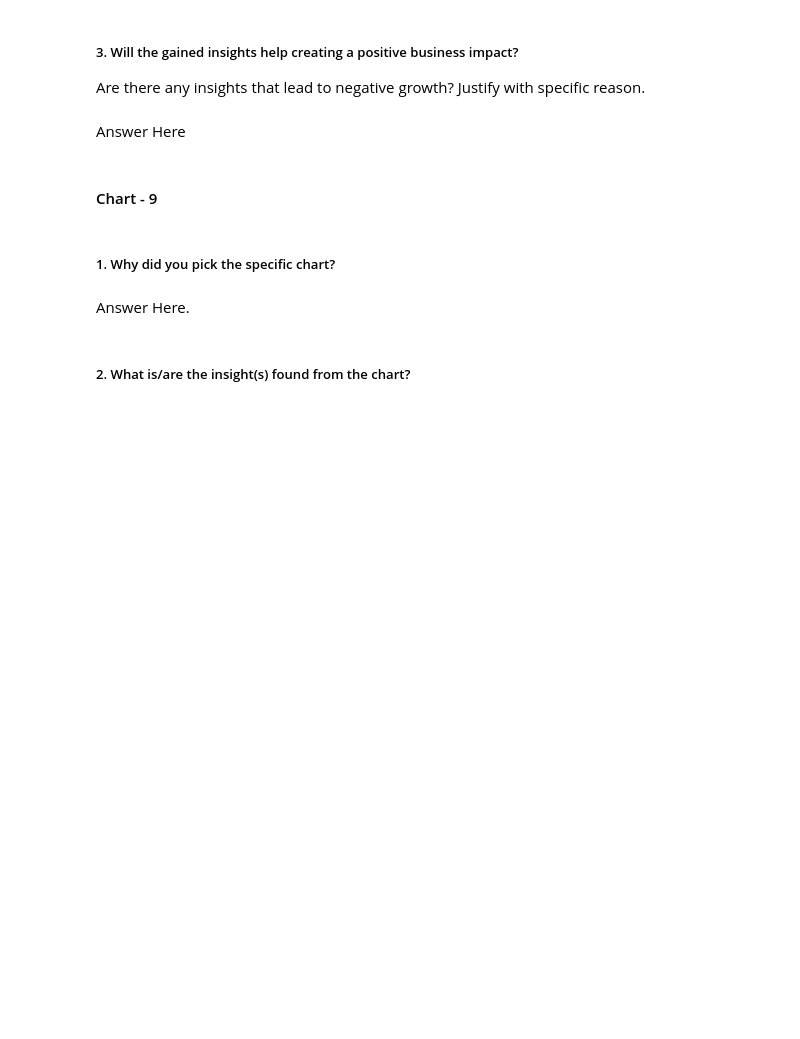
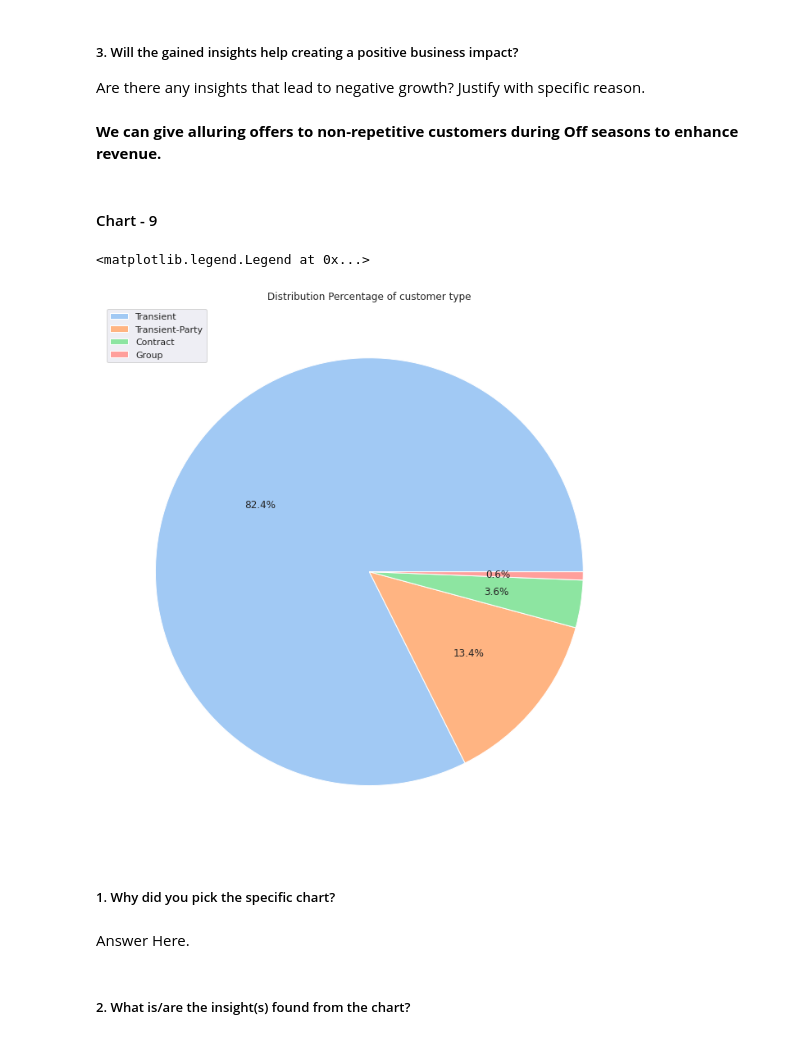
Before and after one commit to Ganeshbhavale/EDA-Hotel-Booking-Analysis., a Jupyter notebook: Ganesh_EDA_Hotel_Booking_Project_.ipynb, the cells around one changed output. Saved outputs shown, nothing was run; the diff lists cells and outputs as text; code cells hidden in the pictures; blank space fills up the shorter version.

```diff
--- a/Ganesh_EDA_Hotel_Booking_Project_.ipynb
+++ b/Ganesh_EDA_Hotel_Booking_Project_.ipynb
@@ -877,7 +892,7 @@ Answer Here
 # %% [markdown]
 ##### 3. Will the gained insights help creating a positive business impact?
 Are there any insights that lead to negative growth? Justify with specific reason.
-# %% [markdown]
-Answer Here
+# %% [markdown]
+**We can give alluring offers to non-repetitive customers during Off seasons to enhance revenue.**
 # %% [markdown]
 #### Chart - 9
@@ -886,3 +899,14 @@ Answer Here
+# %%
+# Chart - 9 visualization code
+#plot distribution percentage of customer type
+plt.figure(figsize=(12,12))
+plt.pie(Hotel_data_df_1['customer_type'].value_counts(),labels=None,autopct='%0.1f%%')
+plt.title('Distribution Percentage of customer type')
+legend = list(Hotel_data_df_1['customer_type'].value_counts().keys())
+plt.legend(legend,loc='upper left')
+# %% [output]
+<matplotlib.legend.Legend at 0x...>
+[figure, added]
 # %% [markdown]
 ##### 1. Why did you pick the specific chart?
 # %% [markdown]
```
Also changed, not shown: parts of 35 cells of this notebook.
